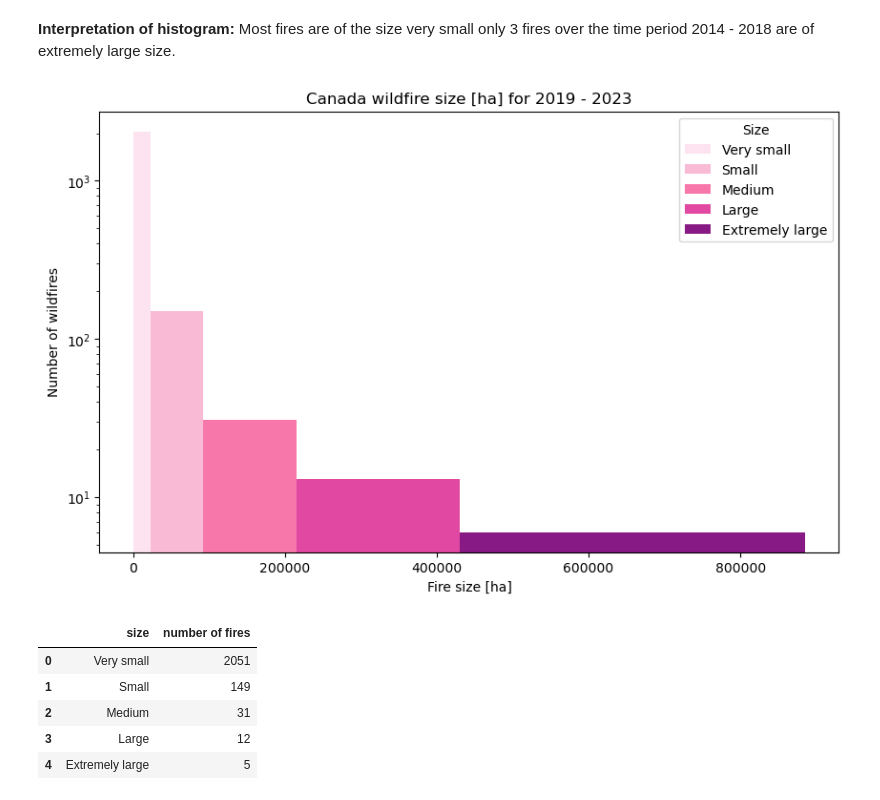
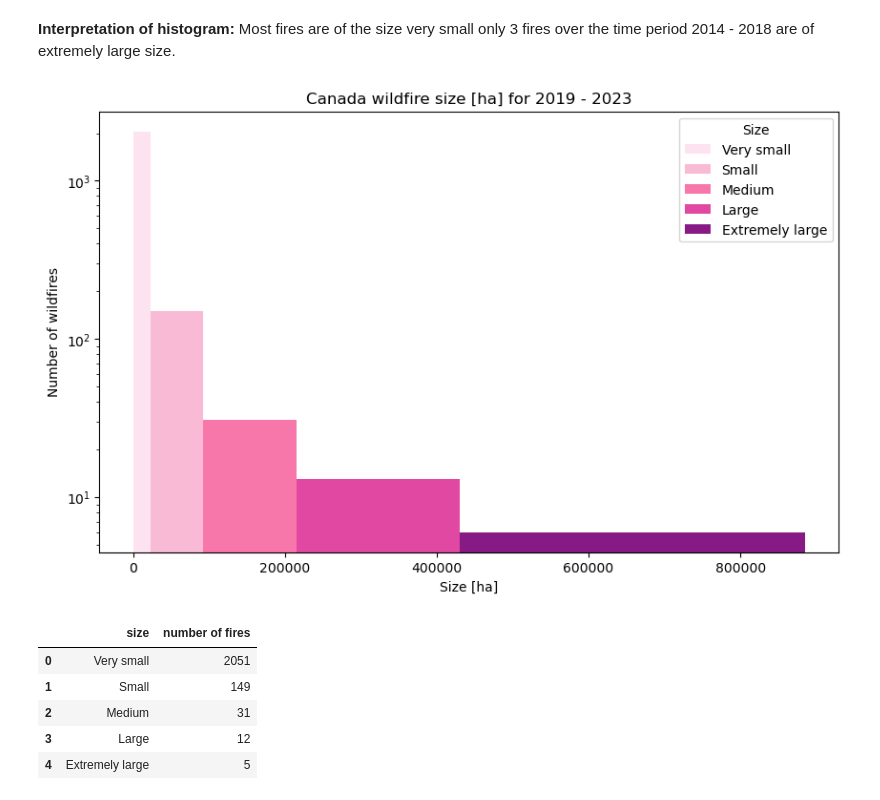
Before and after one commit to sarahhuser/Wildfire, a Jupyter notebook: notebook/Classes_Histograms.ipynb, the cells around one changed output. Drawn from its saved outputs; the diff is of its cells as text; code cells hidden in the pictures.

```diff
--- a/notebook/Classes_Histograms.ipynb
+++ b/notebook/Classes_Histograms.ipynb
@@ -210,35 +210,35 @@ plt.figure(figsize=(10,6))
 # Plot each class separately
 for i in range(len(breaks)-1):
 
     class_data = histo_19_23[
         (histo_19_23 >= breaks[i]) &
         (histo_19_23 <= breaks[i+1])
     ]
 
     plt.hist(
         class_data,
         bins=[breaks[i], breaks[i+1]],
         color=colors[i],
         alpha=0.9,
         label=labels[i]
     )
 
 # Logarithmic y-Axis
 plt.yscale('log')
 
 # Labels
-plt.xlabel('Fire size [ha]')
+plt.xlabel('Size [ha]')
 plt.ylabel('Number of wildfires')
 plt.title('Canada wildfire size [ha] for 2019 - 2023')
 plt.legend(title = 'Size')
 
 # Save figure
 plt.savefig("../outputs/histogram_2019_2023.png")
 
 # Show plot
 plt.show()
 # %% [output]
-[figure, old version]
+[figure, new version]
 # %%
 # 6. Table for 2014 - 2023, to see the exact number of fires for each size class
 table_19_23 = (wildfire_19_23['size'].value_counts().reset_index())
```
Also changed, not shown: parts of 2 cells of this notebook, 7 other files.
